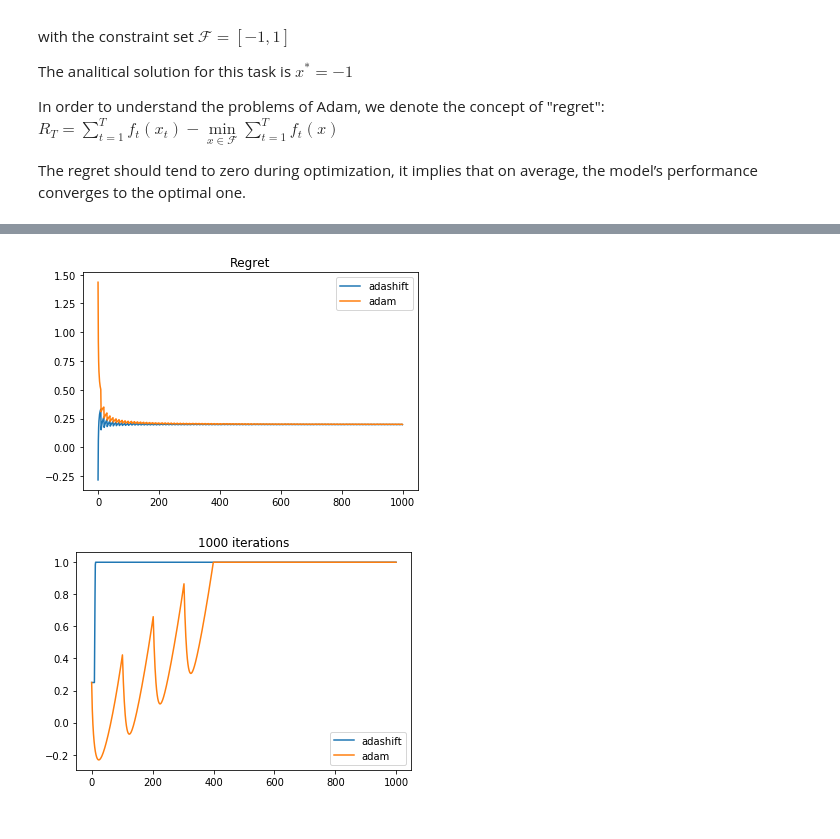
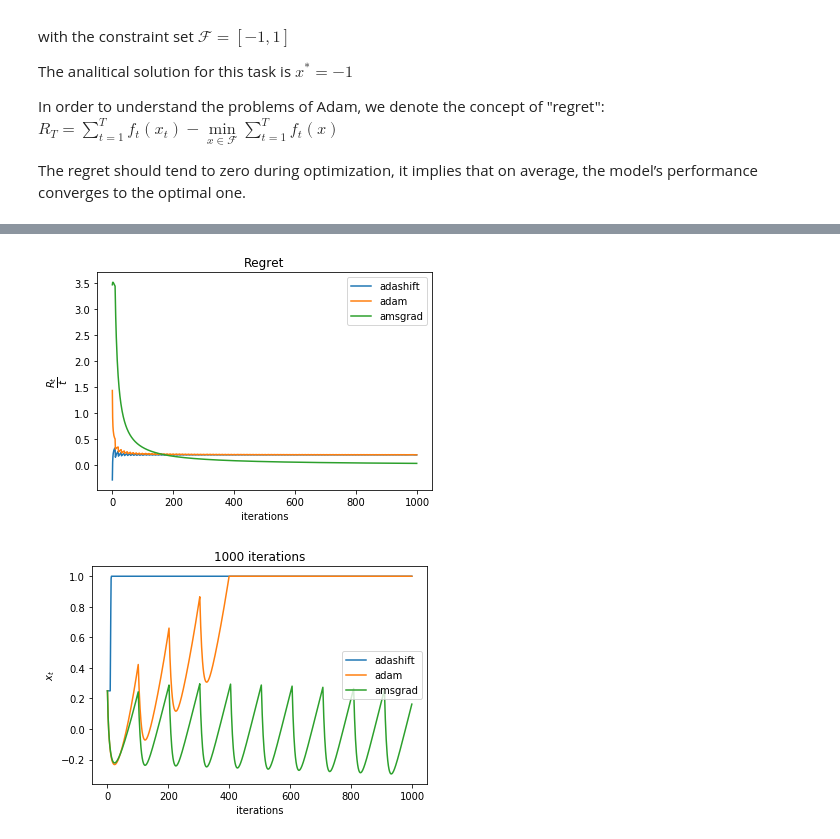
Before and after one commit to mknbv/adashift, a Jupyter notebook: Adam_problem.ipynb, the cells around one changed output, grey strips where cells are left out. Cells and saved outputs as stored; diff of their text form; code cells hidden in the pictures.

Commit message:
Add AMSGrad

```diff
--- a/Adam_problem.ipynb
+++ b/Adam_problem.ipynb
@@ -48,7 +48,7 @@ def domain_constraints(x):
 def OnlineLearning(optimizer_type='Adam',learning_rate=1e-3, amsgrad=False, max_step = 1000001):
     x = torch.tensor([0.25], requires_grad=True)
     if optimizer_type == "Adam":
-        optimizer = torch.optim.Adam([x], lr=learning_rate, betas=(0.9, 0.99), eps=1e-8)
+        optimizer = torch.optim.Adam([x], amsgrad=amsgrad, lr=learning_rate, betas=(0.9, 0.99), eps=1e-8)
     else:
         optimizer = ad_opt.AdaShift([x], lr=learning_rate, betas=(0.9, 0.99), eps=1e-8)
     regret_sum = 0
@@ -103,0 +104,2 @@ step :  1000000   loss :  tensor([-10.])  regret_avg :  0.19907463504133746
+# %%
+amsgrad_time_steps, amsgrad_avg_regret_history, amsgrad_x_history = OnlineLearning(amsgrad=True, learning_rate=lr)
@@ -128,15 +151,21 @@ step :  1000000   loss :  tensor([-10.])  regret_avg :  0.1973566808476448
 plt.title("Regret")
 plt.plot(adashift_avg_regret_history, label='adashift')
 plt.plot(avg_regret_history,label='adam')
+plt.plot(amsgrad_avg_regret_history,label='amsgrad')
+plt.xlabel("iterations")
+plt.ylabel(r"$\dfrac{R_t}{t}$")
 plt.legend()
 plt.show()
 # %% [output]
-[figure, old version]
+[figure, new version]
 # %%
 plt.title("1000 iterations")
 plt.plot(adashift_x_history[:1000], label='adashift')
 plt.plot(x_history[:1000],label='adam')
+plt.plot(amsgrad_x_history[:1000],label='amsgrad')
 plt.legend()
+plt.xlabel("iterations")
+plt.ylabel(r"$x_t$")
 plt.show()
 # %% [output]
-[figure, old version]
+[figure, new version]
```
Also changed, not shown: parts of 3 cells of this notebook.
